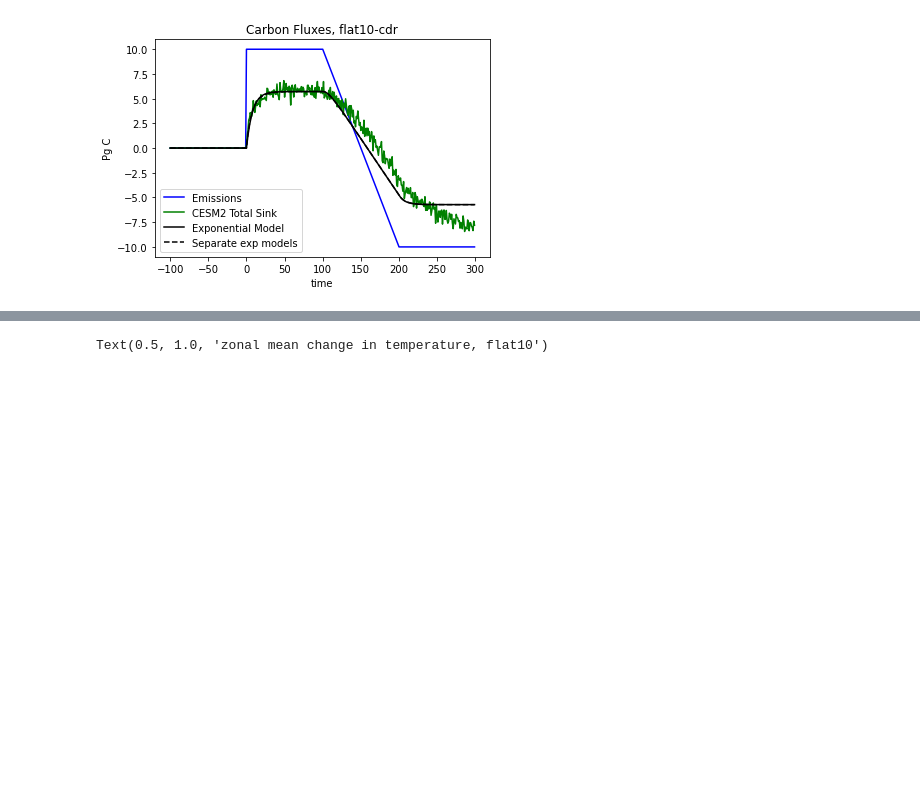
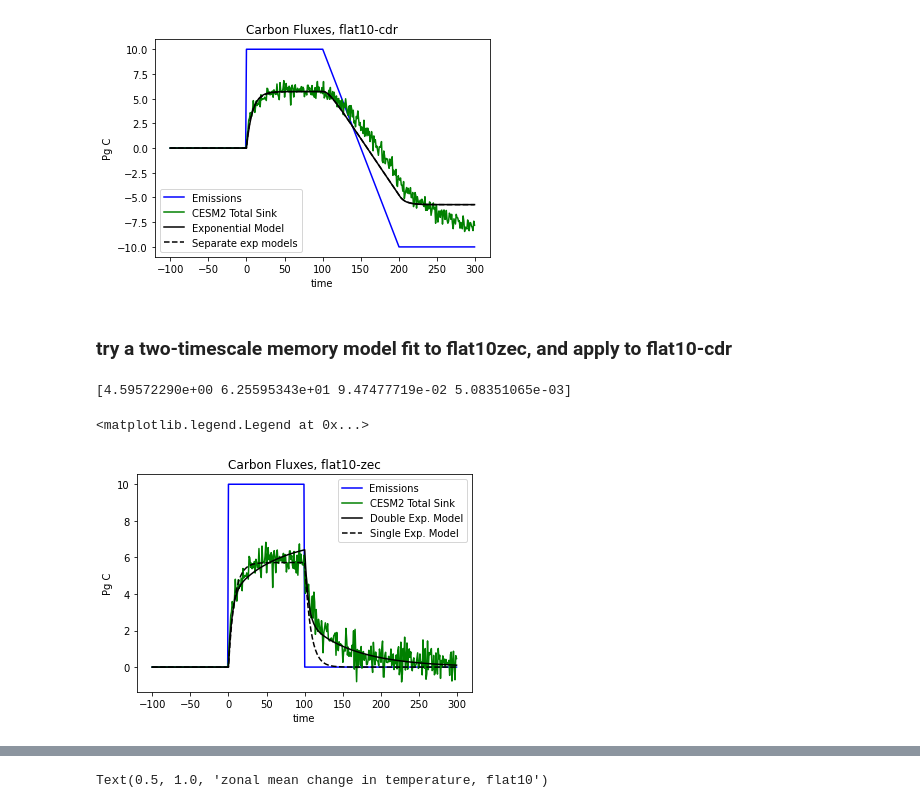
Before and after one commit to ckoven/flat10, a Jupyter notebook: flat10-analysis.ipynb, the cells around one changed output, grey strips where cells are left out. Cells and saved outputs as stored; diff of their text form; code cells hidden in the pictures; blank space fills up the shorter version.

Commit message:
added double exponential model

```diff
--- a/flat10-analysis.ipynb
+++ b/flat10-analysis.ipynb
@@ -387,3 +387,36 @@ plt.legend(['Emissions','CESM2 Total Sink','Exponential Model', 'Separate exp mo
 # %% [output]
 <matplotlib.legend.Legend at 0x...>
 [figure]
+# %% [markdown]
+### try a two-timescale memory model fit to flat10zec, and apply to flat10-cdr
+# %%
+def memory_2timescale(emissions, tau1, tau2, sens1, sens2):
+    nt = len(emissions)
+    sink = np.zeros(nt)
+    for t in range(nt):
+        r = 0
+        for tt in range(t):
+            r = r + emissions[tt] * (sens1 * np.exp(-(t-tt)/tau1) + sens2 * np.exp(-(t-tt)/tau2))
+        sink[t] = r
+    return sink
+# %%
+params_combined_2timescale, fit_combined_2timescale = scipy.optimize.curve_fit(memory_2timescale, emiss_zec, landsink_zec + oceansink_zec, [10., 100., 0.02, 0.001])
+print(params_combined_2timescale)
+# %% [output]
+[4.59572290e+00 6.25595343e+01 9.47477719e-02 5.08351065e-03]
+# %%
+pred_totalsink_2timescale_zec = memory_2timescale(emiss_zec, params_combined_2timescale[0], params_combined_2timescale[1], params_combined_2timescale[2], params_combined_2timescale[3])
+
+plt.plot(time_zec, emiss_zec, color='blue')
+plt.plot(time_zec, oceansink_zec+landsink_zec, color='green')
+plt.plot(time_zec, pred_totalsink_2timescale_zec, color='black')
+plt.plot(time_cdr, pred_totalsink_zec, color='black', linestyle='dashed')
+
+
+plt.title('Carbon Fluxes, flat10-zec')
+plt.ylabel('Pg C')
+plt.xlabel('time')
+plt.legend(['Emissions','CESM2 Total Sink','Double Exp. Model', 'Single Exp. Model'])
+# %% [output]
+<matplotlib.legend.Legend at 0x...>
+[figure, added]
```
Also changed, not shown: parts of 1 cell of this notebook.
